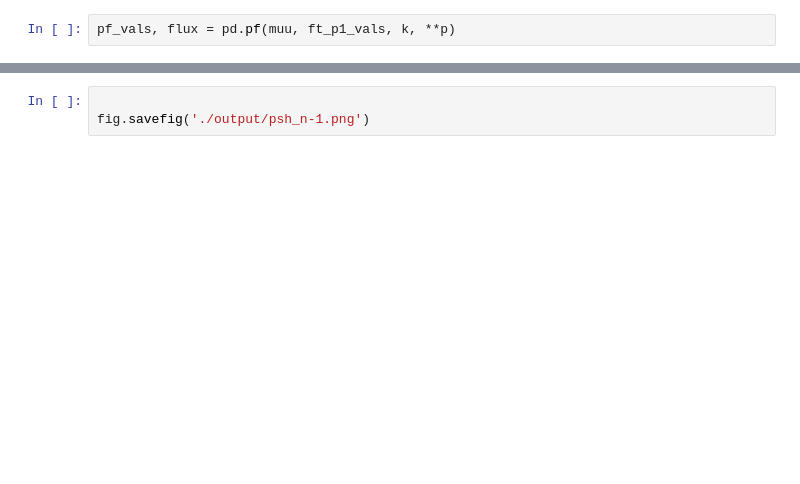
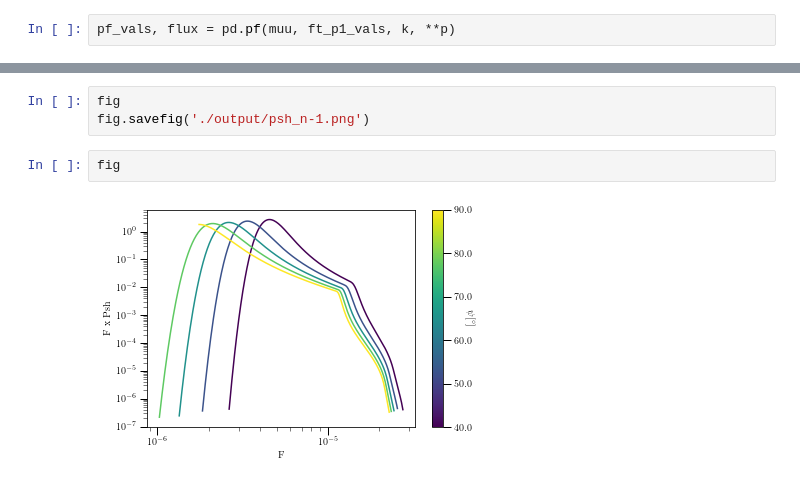
Before and after one commit to runburg/dm_gal_substructure, a Jupyter notebook: n-1_sommerfeld.ipynb, the cells around one changed output, grey strips where cells are left out. Saved outputs shown, nothing was run; the diff lists cells and outputs as text; blank space fills up the shorter version.

```diff
--- a/n-1_sommerfeld.ipynb
+++ b/n-1_sommerfeld.ipynb
@@ -159,5 +159,9 @@ percent error = -28.49%
  Text(1, 0, '90.0')]
 [figure]
 # %%
-
+fig
 fig.savefig('./output/psh_n-1.png')
+# %%
+fig
+# %% [output]
+[figure, added]
```
Also changed, not shown: parts of 7 cells of this notebook, 15 other files.
